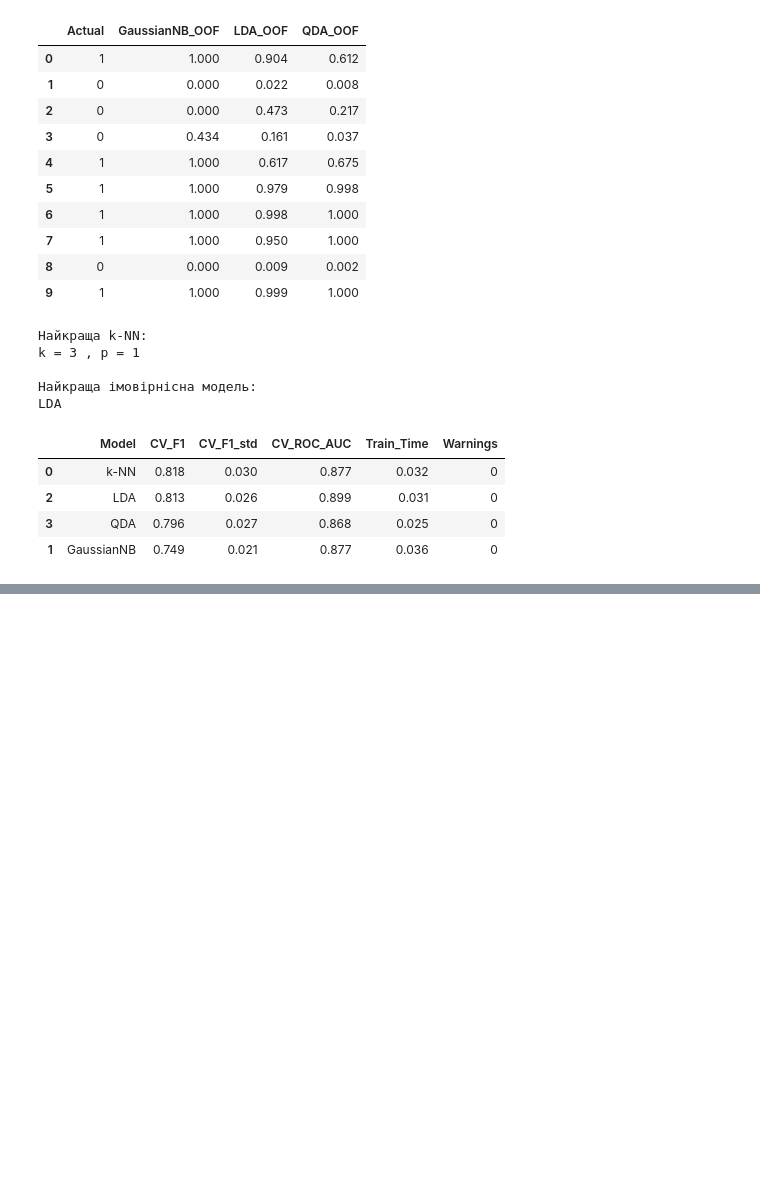
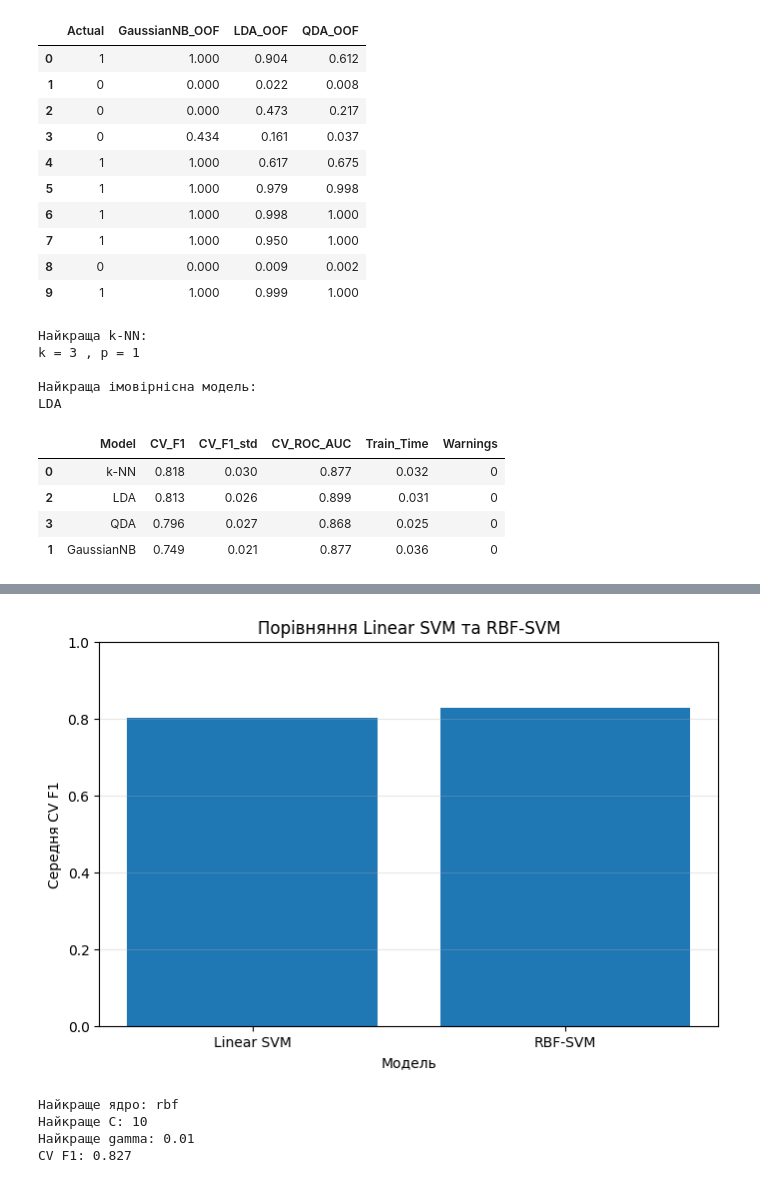
Before and after one commit to dimonkOHYRY111/pattern-recognition-practice, a Jupyter notebook: classification-mini-project/notebooks/PR04_Kochura_Dmytro.ipynb, the cells around one changed output, grey strips where cells are left out. Drawn from its saved outputs; the diff is of its cells as text; code cells hidden in the pictures; blank space fills up the shorter version.

```diff
--- a/classification-mini-project/notebooks/PR04_Kochura_Dmytro.ipynb
+++ b/classification-mini-project/notebooks/PR04_Kochura_Dmytro.ipynb
@@ -1010,0 +1019,30 @@ LDA
+# %%
+
+linear_results = []
+
+for c in [0.1, 1, 10]:
+
+    model = make_model_pipeline(
+        SVC(kernel="linear", C=c),
+        scale=True
+    )
+
+    scores = cross_validate(
+        model,
+        X_train,
+        y_train,
+        cv=cv,
+        scoring=scoring
+    )
+
+    linear_results.append({
+        "C": c,
+        "CV_F1": scores["test_f1"].mean(),
+        "CV_F1_std": scores["test_f1"].std(),
+        "CV_ROC_AUC": scores["test_roc_auc"].mean(),
+        "Train_Time": scores["fit_time"].mean()
+    })
+
+linear_df = pd.DataFrame(linear_results)
+
+display(linear_df.round(3))
@@ -1010,0 +1229,44 @@ LDA
+# %%
+
+plt.figure(figsize=(8, 5))
+
+plt.bar(
+    svm_final_comparison["Model"],
+    svm_final_comparison["CV_F1"]
+)
+
+plt.title("Порівняння Linear SVM та RBF-SVM")
+plt.xlabel("Модель")
+plt.ylabel("Середня CV F1")
+plt.ylim(0, 1)
+plt.grid(axis="y", alpha=0.3)
+plt.show()
+# %% [output]
+[figure, added]
+# %%
+
+best_svm = svm_grid.best_estimator_
+
+best_svm_kernel = svm_grid.best_params_[
+    "classifier__kernel"
+]
+
+best_svm_C = svm_grid.best_params_[
+    "classifier__C"
+]
+
+print("Найкраще ядро:", best_svm_kernel)
+print("Найкраще C:", best_svm_C)
+
+if best_svm_kernel == "rbf":
+    print(
+        "Найкраще gamma:",
+        svm_grid.best_params_["classifier__gamma"]
+    )
+
+print("CV F1:", round(svm_grid.best_score_, 3))
+# %% [output]
+Найкраще ядро: rbf
+Найкраще C: 10
+Найкраще gamma: 0.01
+CV F1: 0.827
```
Also changed, not shown: parts of 12 cells of this notebook.
